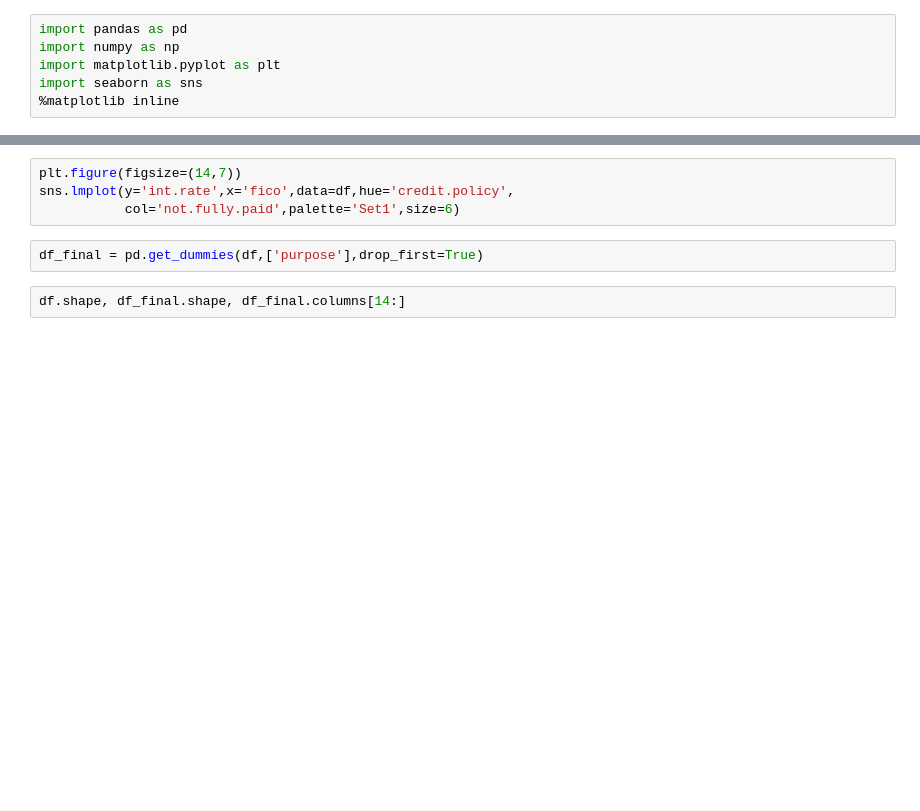
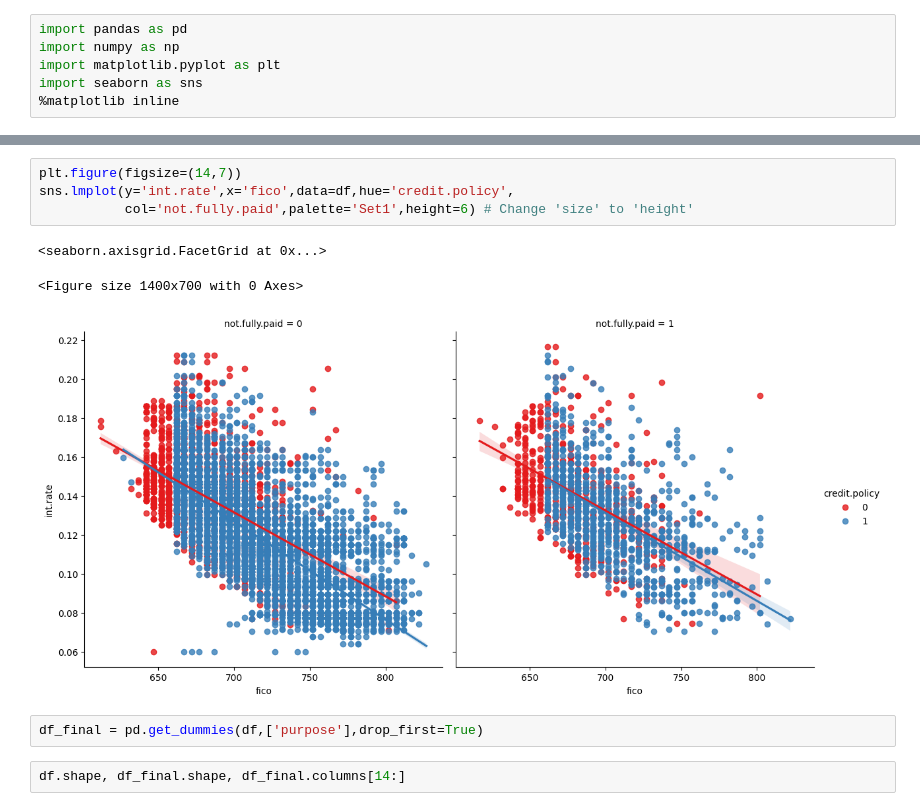
Before and after one commit to 2303A53017/AIML-Lab-Batch-45-46, a Jupyter notebook: Lab_09.ipynb, the cells around one changed output, grey strips where cells are left out. Drawn from its saved outputs; the diff is of its cells as text; blank space fills up the shorter version.

```diff
--- a/Lab_09.ipynb
+++ b/Lab_09.ipynb
@@ -72,7 +131,11 @@ sns.jointplot(x='fico',y='credit.policy',data=df, color='purple', size=12)
 # %%
 plt.figure(figsize=(14,7))
 sns.lmplot(y='int.rate',x='fico',data=df,hue='credit.policy',
-           col='not.fully.paid',palette='Set1',size=6)
+           col='not.fully.paid',palette='Set1',height=6) # Change 'size' to 'height'
+# %% [output]
+<seaborn.axisgrid.FacetGrid at 0x...>
+<Figure size 1400x700 with 0 Axes>
+[figure, added]
 # %%
 df_final = pd.get_dummies(df,['purpose'],drop_first=True)
 # %%
```
Also changed, not shown: parts of 29 cells of this notebook.
